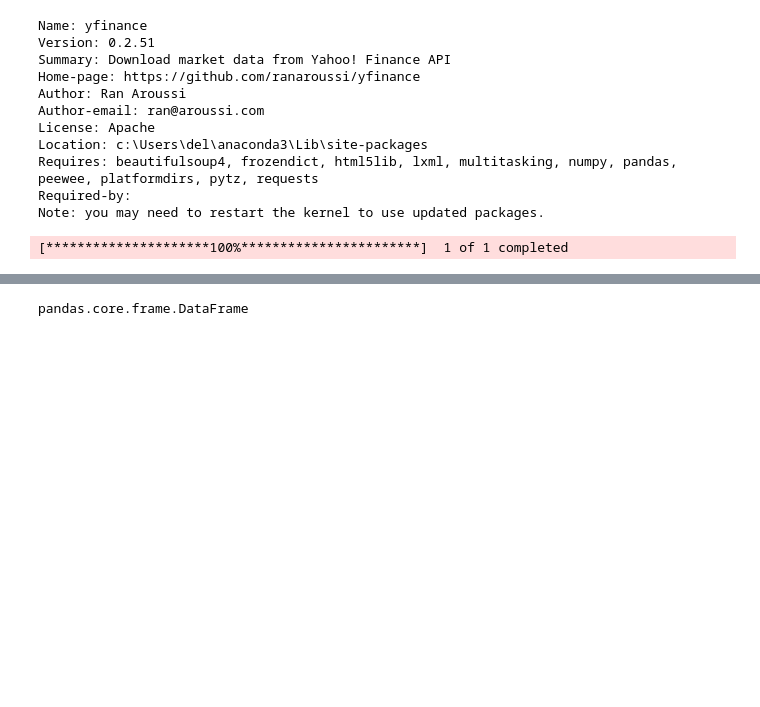
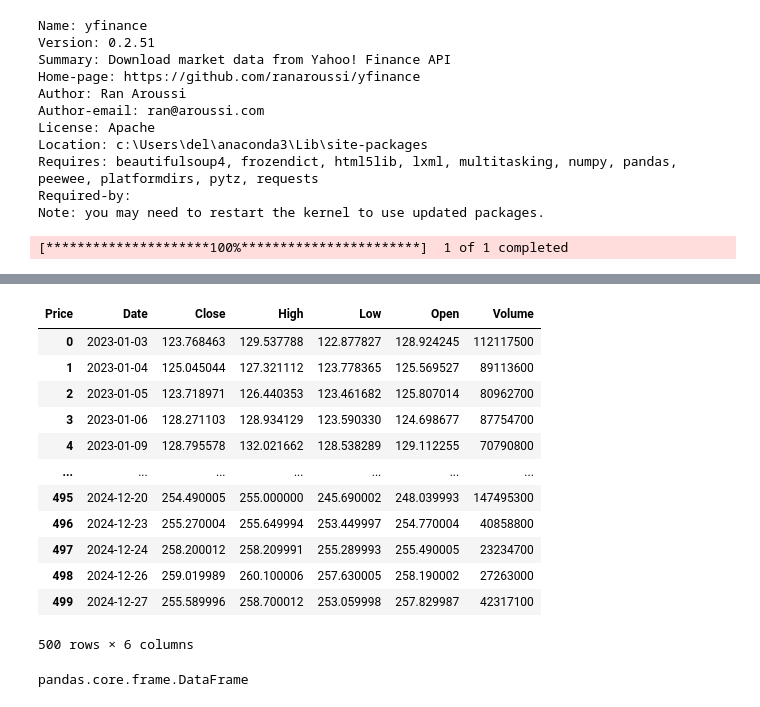
Before and after one commit to Rim9712/trading_projects, a Jupyter notebook: momentum_strategy/src/test.ipynb, the cells around one changed output, grey strips where cells are left out. Drawn from its saved outputs; the diff is of its cells as text; code cells hidden in the pictures; blank space fills up the shorter version.

```diff
--- a/momentum_strategy/src/test.ipynb
+++ b/momentum_strategy/src/test.ipynb
@@ -62,5 +62,21 @@ data
 # %%
 data.columns = data.columns.get_level_values('Price')  # Adjust the level as needed
+# %%
+data
+# %% [output]
+| Price | Date | Close | High | Low | Open | Volume |
+| 0 | 2023-01-03 | 123.768463 | 129.537788 | 122.877827 | 128.924245 | 112117500 |
+| 1 | 2023-01-04 | 125.045044 | 127.321112 | 123.778365 | 125.569527 | 89113600 |
+| 2 | 2023-01-05 | 123.718971 | 126.440353 | 123.461682 | 125.807014 | 80962700 |
+| 3 | 2023-01-06 | 128.271103 | 128.934129 | 123.590330 | 124.698677 | 87754700 |
+| 4 | 2023-01-09 | 128.795578 | 132.021662 | 128.538289 | 129.112255 | 70790800 |
+| ... | ... | ... | ... | ... | ... | ... |
+| 495 | 2024-12-20 | 254.490005 | 255.000000 | 245.690002 | 248.039993 | 147495300 |
+| 496 | 2024-12-23 | 255.270004 | 255.649994 | 253.449997 | 254.770004 | 40858800 |
+| 497 | 2024-12-24 | 258.200012 | 258.209991 | 255.289993 | 255.490005 | 23234700 |
+| 498 | 2024-12-26 | 259.019989 | 260.100006 | 257.630005 | 258.190002 | 27263000 |
+| 499 | 2024-12-27 | 255.589996 | 258.700012 | 253.059998 | 257.829987 | 42317100 |
+500 rows × 6 columns
 # %%
 type(data)
 # %% [output]
```
Also changed, not shown: parts of 6 cells of this notebook, 3 other files.
